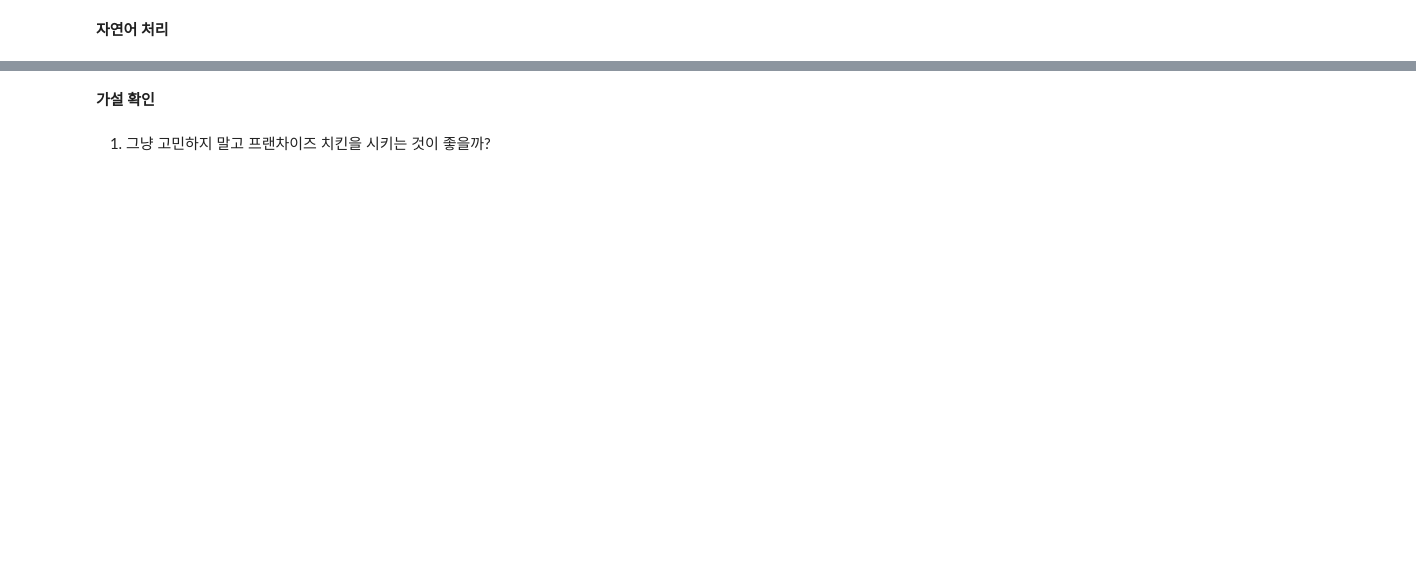
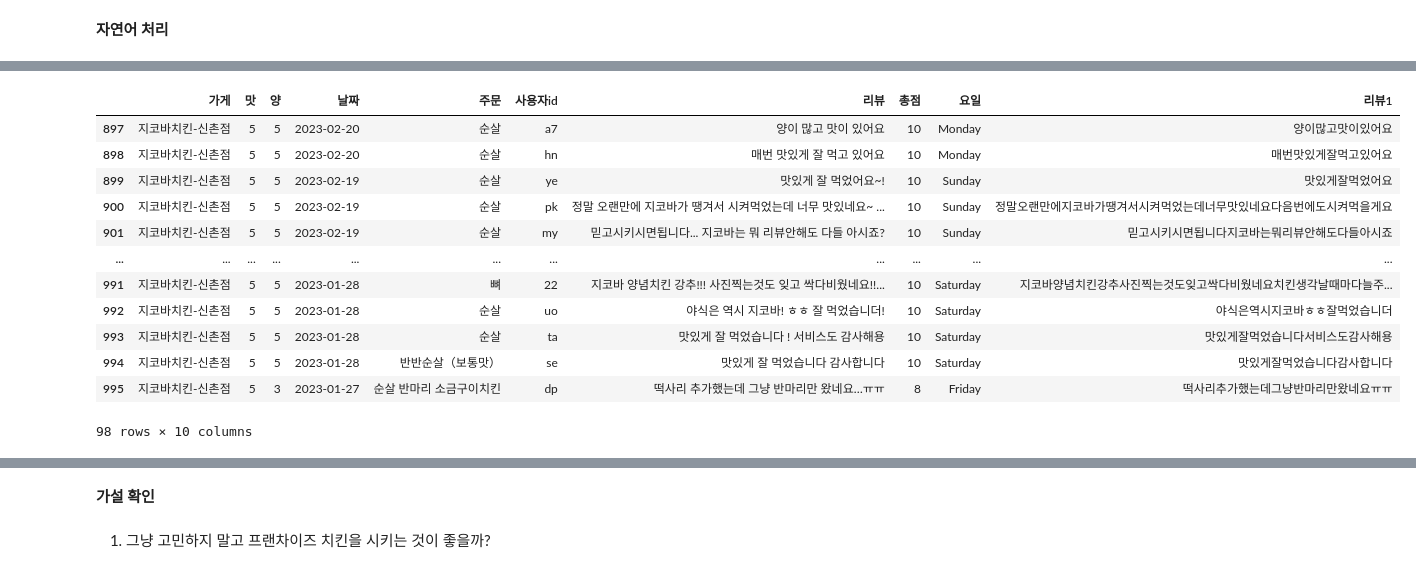
Before and after one commit to synoti21/BOAZ-Mini-Project1, a Jupyter notebook: 요기요_치킨_추천시스템(김주은).ipynb, the cells around one changed output, grey strips where cells are left out. Drawn from its saved outputs; the diff is of its cells as text; code cells hidden in the pictures; blank space fills up the shorter version.

```diff
--- a/요기요_치킨_추천시스템(김주은).ipynb
+++ b/요기요_치킨_추천시스템(김주은).ipynb
@@ -152,2 +131,0 @@ df2.sort_values(by=['등급'],ascending=True)
-# %%
-df['월']=pd.to_datetime(df['날짜']).dt.month
@@ -176,2 +131,0 @@ df3.sort_values(by=['총점'],ascending=False)
-# %%
-df['년']=pd.to_datetime(df['날짜']).dt.year
@@ -219,0 +215,16 @@ df5.sort_values(by=['총점'],ascending=False)
+# %%
+df2
+# %% [output]
+|  | 가게 | 맛 | 양 | 날짜 | 주문 | 사용자id | 리뷰 | 총점 | 요일 | 리뷰1 |
+| 897 | 지코바치킨-신촌점 | 5 | 5 | 2023-02-20 | 순살 | a7 | 양이 많고 맛이 있어요 | 10 | Monday | 양이많고맛이있어요 |
+| 898 | 지코바치킨-신촌점 | 5 | 5 | 2023-02-20 | 순살 | hn | 매번 맛있게 잘 먹고 있어요 | 10 | Monday | 매번맛있게잘먹고있어요 |
+| 899 | 지코바치킨-신촌점 | 5 | 5 | 2023-02-19 | 순살 | ye | 맛있게 잘 먹었어요~! | 10 | Sunday | 맛있게잘먹었어요 |
+| 900 | 지코바치킨-신촌점 | 5 | 5 | 2023-02-19 | 순살 | pk | 정말 오랜만에 지코바가 땡겨서 시켜먹었는데 너무 맛있네요~ ... | 10 | Sunday | 정말오랜만에지코바가땡겨서시켜먹었는데너무맛있네요다음번에도시켜먹을게요 |
+| 901 | 지코바치킨-신촌점 | 5 | 5 | 2023-02-19 | 순살 | my | 믿고시키시면됩니다... 지코바는 뭐 리뷰안해도 다들 아시죠? | 10 | Sunday | 믿고시키시면됩니다지코바는뭐리뷰안해도다들아시죠 |
+| ... | ... | ... | ... | ... | ... | ... | ... | ... | ... | ... |
+| 991 | 지코바치킨-신촌점 | 5 | 5 | 2023-01-28 | 뼈 | 22 | 지코바 양념치킨 강추!!! 사진찍는것도 잊고 싹다비웠네요!!... | 10 | Saturday | 지코바양념치킨강추사진찍는것도잊고싹다비웠네요치킨생각날때마다늘주... |
+| 992 | 지코바치킨-신촌점 | 5 | 5 | 2023-01-28 | 순살 | uo | 야식은 역시 지코바! ㅎㅎ 잘 먹었습니더! | 10 | Saturday | 야식은역시지코바ㅎㅎ잘먹었습니더 |
+| 993 | 지코바치킨-신촌점 | 5 | 5 | 2023-01-28 | 순살 | ta | 맛있게 잘 먹었습니다 ! 서비스도 감사해용 | 10 | Saturday | 맛있게잘먹었습니다서비스도감사해용 |
+| 994 | 지코바치킨-신촌점 | 5 | 5 | 2023-01-28 | 반반순살（보통맛） | se | 맛있게 잘 먹었습니다 감사합니다 | 10 | Saturday | 맛있게잘먹었습니다감사합니다 |
+| 995 | 지코바치킨-신촌점 | 5 | 3 | 2023-01-27 | 순살 반마리 소금구이치킨 | dp | 떡사리 추가했는데 그냥 반마리만 왔네요…ㅠㅠ | 8 | Friday | 떡사리추가했는데그냥반마리만왔네요ㅠㅠ |
+98 rows × 10 columns
```
Also changed, not shown: parts of 33 cells of this notebook.
